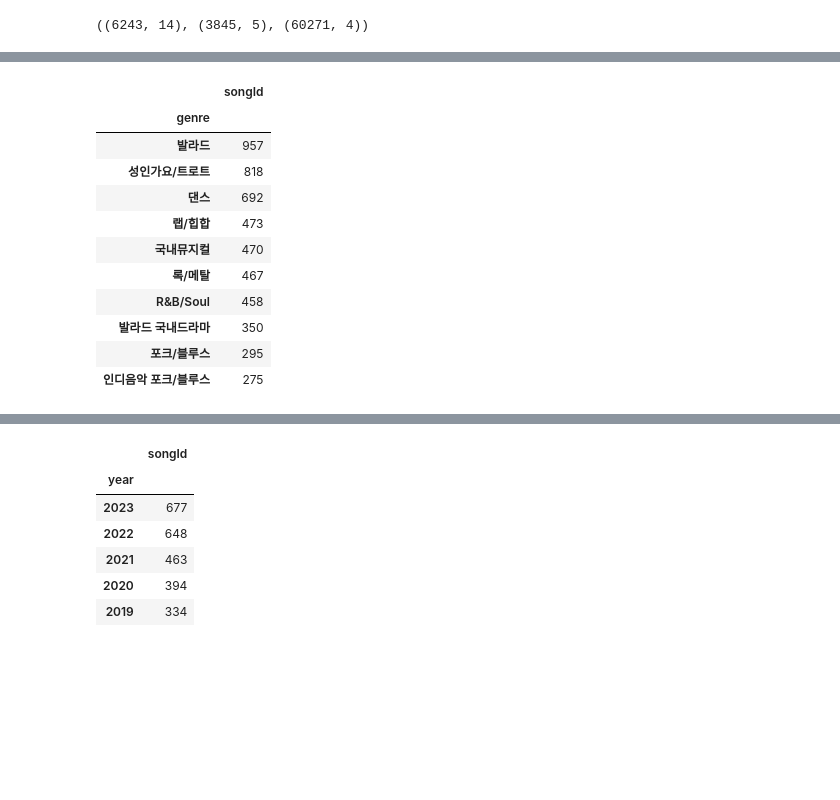
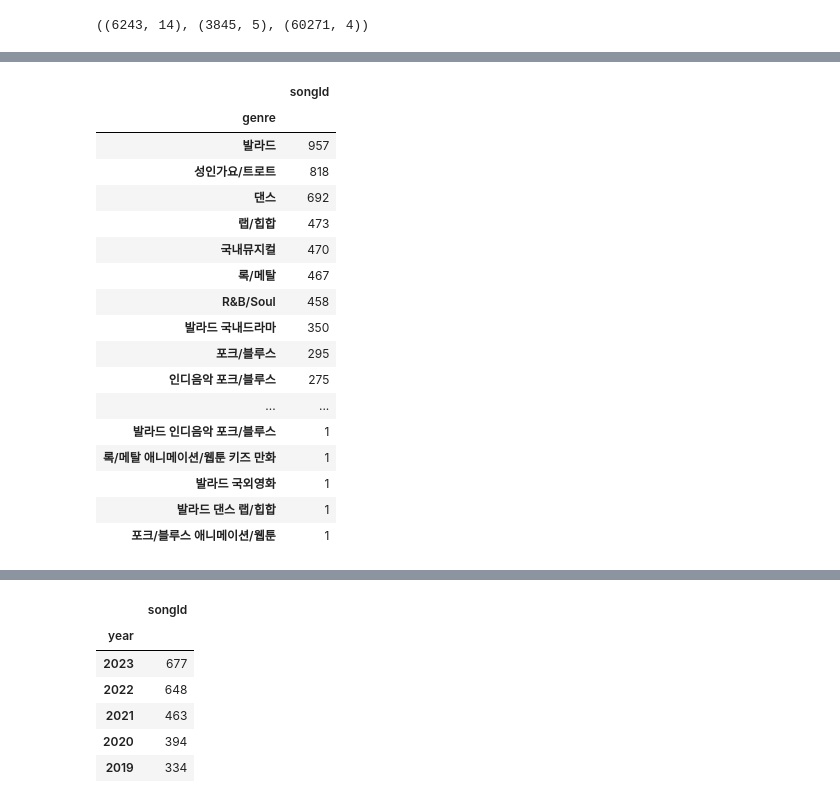
Before and after one commit to ssmpet/MachineLearning-Lecture-2023-5, a Jupyter notebook: 98.Project/04.데이터분석.ipynb, the cells around one changed output, grey strips where cells are left out. Drawn from its saved outputs; the diff is of its cells as text; code cells hidden in the pictures; blank space fills up the shorter version.

```diff
--- a/98.Project/04.데이터분석.ipynb
+++ b/98.Project/04.데이터분석.ipynb
@@ -15,10 +26,9 @@ df.shape, plist1.shape, plist2.shape
 # %%
-# df.date.fillna(0, inplace=True)
-# df.date = df.date.astype(int).astype(str)
 df.songId = df.songId.astype(str)
 plist1.plylstSeq = plist1.plylstSeq.astype(str)
 plist2.songId = plist2.songId.astype(str)
 
+df.genre.fillna('-', inplace=True)
 df.fillna('', inplace=True)
 df.lyric = df.lyric.str.replace('\r', '')
 df.head(1)
@@ -49,18 +66,24 @@ for val in df.genre.unique():
 # %%
 # 장르별 노래 총합
-df.pivot_table('songId', 'genre', aggfunc='count').sort_values('songId', ascending=False).head(10)
+df.pivot_table('songId', 'genre', aggfunc='count').sort_values('songId', ascending=False)
 # %% [output]
 |  | songId |
 | genre |  |
 | 발라드 | 957 |
 | 성인가요/트로트 | 818 |
 | 댄스 | 692 |
 | 랩/힙합 | 473 |
 | 국내뮤지컬 | 470 |
 | 록/메탈 | 467 |
 | R&B/Soul | 458 |
 | 발라드 국내드라마 | 350 |
 | 포크/블루스 | 295 |
 | 인디음악 포크/블루스 | 275 |
+| ... | ... |
+| 발라드 인디음악 포크/블루스 | 1 |
+| 록/메탈 애니메이션/웹툰 키즈 만화 | 1 |
+| 발라드 국외영화 | 1 |
+| 발라드 댄스 랩/힙합 | 1 |
+| 포크/블루스 애니메이션/웹툰 | 1 |
 # %%
 # 발매년도별 노래 총합
```
Also changed, not shown: parts of 10 cells of this notebook, 16 other files.
